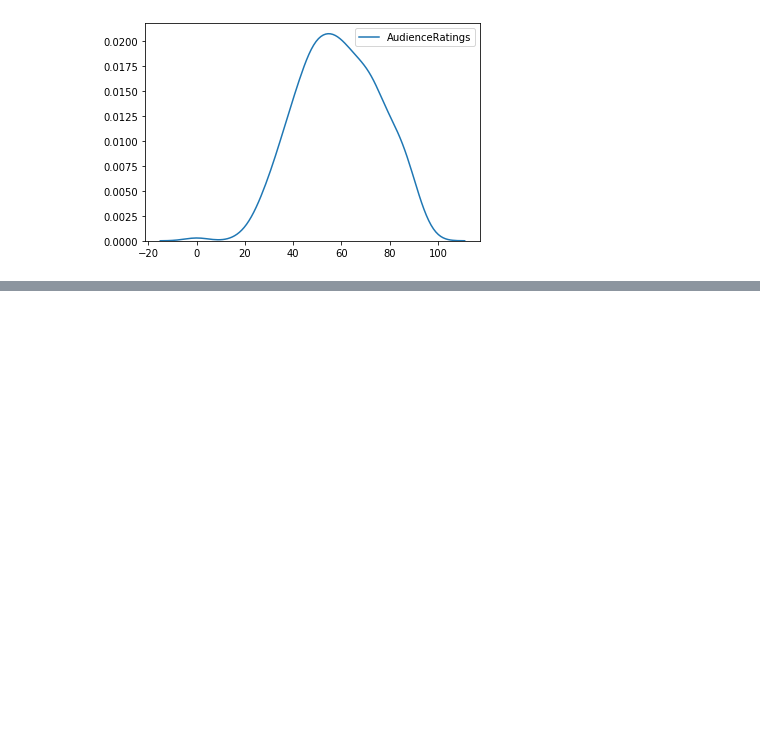
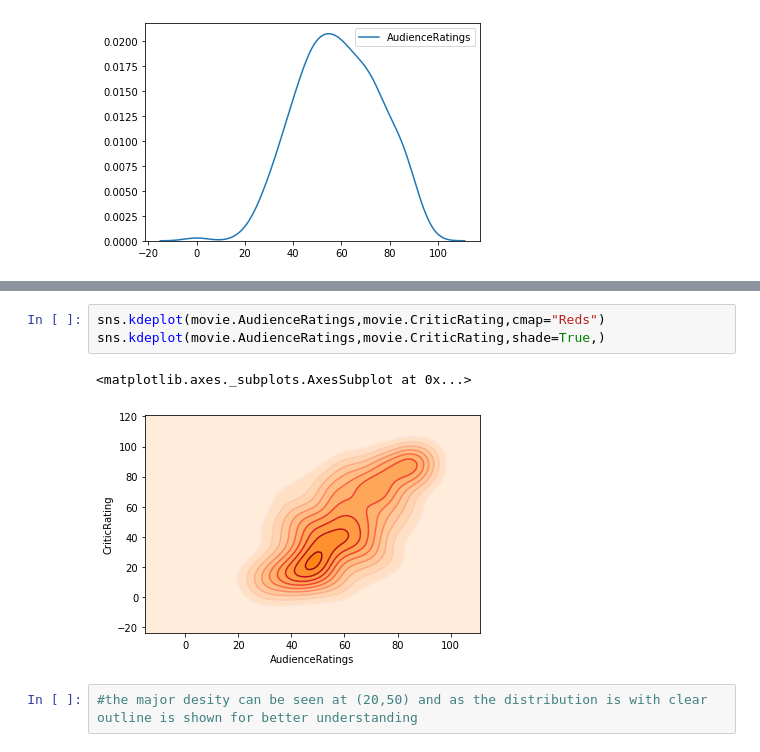
Before and after one commit to pankajpahuja1/MovieVisualisation, a Jupyter notebook: KDEplot.ipynb, the cells around one changed output, grey strips where cells are left out. Cells and saved outputs as stored; diff of their text form; blank space fills up the shorter version.

```diff
--- a/KDEplot.ipynb
+++ b/KDEplot.ipynb
@@ -121,0 +127,8 @@ sns.kdeplot(movie.AudienceRatings)
+# %%
+sns.kdeplot(movie.AudienceRatings,movie.CriticRating,cmap="Reds")
+sns.kdeplot(movie.AudienceRatings,movie.CriticRating,shade=True,)
+# %% [output]
+<matplotlib.axes._subplots.AxesSubplot at 0x...>
+[figure, added]
+# %%
+#the major desity can be seen at (20,50) and as the distribution is with clear outline is shown for better understanding
```
Also changed, not shown: parts of 1 cell of this notebook.
